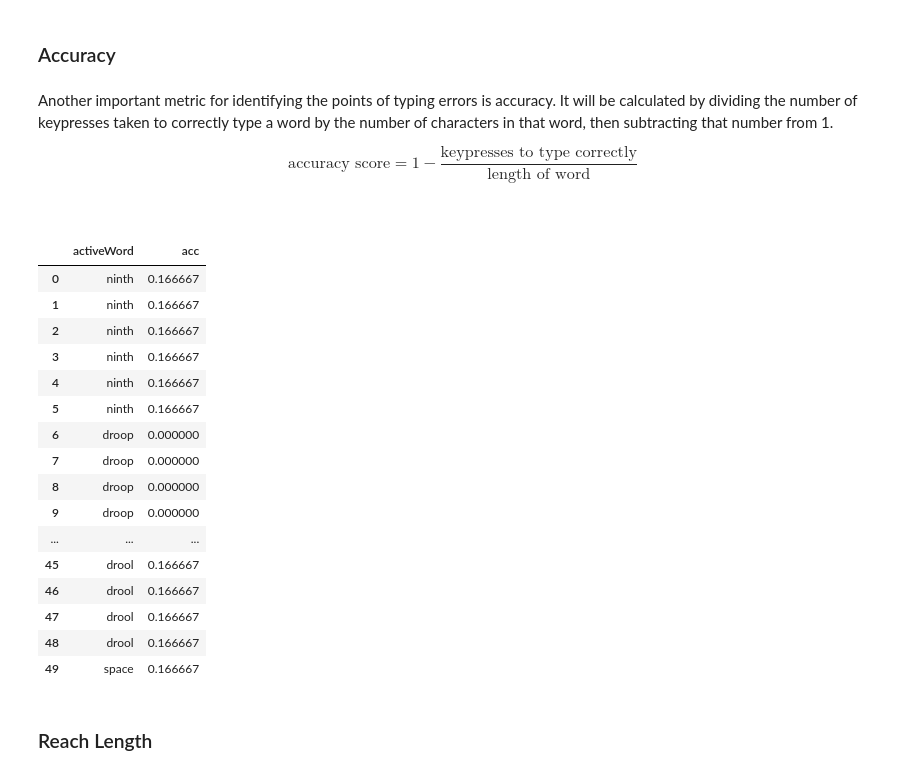
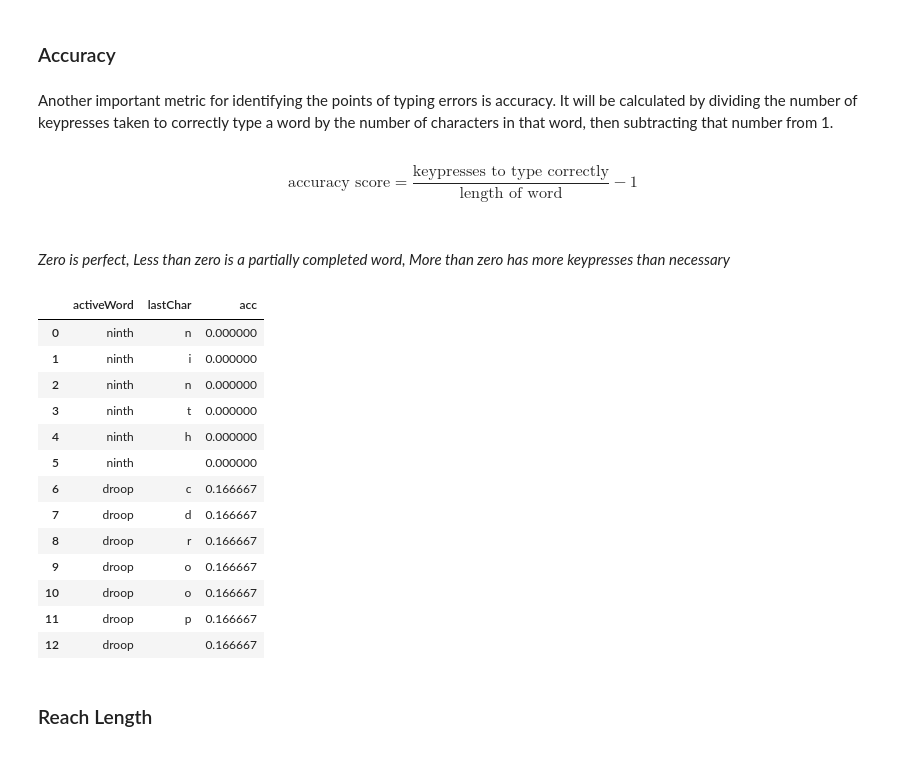
Before and after one commit to rmchorgh/MonkeyTypeMachineLearn, a Jupyter notebook: main.ipynb, the cells around one changed output. Saved outputs shown, nothing was run; the diff lists cells and outputs as text; code cells hidden in the pictures.

```diff
--- a/main.ipynb
+++ b/main.ipynb
@@ -314,47 +318,49 @@ df[['lastChar', 'cps', 'consistency']].head()
 ### Accuracy
 # %% [markdown]
 Another important metric for identifying the points of typing errors is accuracy. It will be calculated by dividing the number of keypresses taken to correctly type a word by the number of characters in that word, then subtracting that number from 1.
-
-$$\text{accuracy score} = 1 - \frac{\text{keypresses to type correctly}}{\text{length of word}}$$
+# %% [markdown]
+$$\text{accuracy score} = \frac{\text{keypresses to type correctly}}{\text{length of word}} - 1$$
+
+_Zero is perfect, Less than zero is a partially completed word, More than zero has more keypresses than necessary_
 # %%
 # Add column
-
 df['acc'] = NaN
 
-# Loop over each row
+# Loop over the beginning of every word
 i = 0
 while i < len(df) - 1:
 	aw = df.activeWord.iloc[i]
 
 	j = i + 1
 	naw = df.activeWord.iloc[j]
+
+	# Find the end of the word
 	while j < len(df) - 1 and aw == naw:
 		j += 1
 		naw = df.activeWord.iloc[j]
 
-	for k in range(i, j):
-		df.at[k, 'acc'] = 1 - (j - i - 1) / len(aw)
+	# Set the column values in the word to the accuracy score
+	for k in range(i, j + 1):
+		df.at[k, 'acc'] = ((j - i) / len(aw)) - 1
 
 	i = j
 
-df[['activeWord', 'acc']].head(50)
+# Show results
+df[['activeWord', 'lastChar', 'acc']].head(13)
 # %% [output]
-|  | activeWord | acc |
-| 0 | ninth | 0.166667 |
-| 1 | ninth | 0.166667 |
-| 2 | ninth | 0.166667 |
-| 3 | ninth | 0.166667 |
-| 4 | ninth | 0.166667 |
-| 5 | ninth | 0.166667 |
-| 6 | droop | 0.000000 |
-| 7 | droop | 0.000000 |
-| 8 | droop | 0.000000 |
-| 9 | droop | 0.000000 |
-| ... | ... | ... |
-| 45 | drool | 0.166667 |
-| 46 | drool | 0.166667 |
-| 47 | drool | 0.166667 |
-| 48 | drool | 0.166667 |
-| 49 | space | 0.166667 |
+|  | activeWord | lastChar | acc |
+| 0 | ninth | n | 0.000000 |
+| 1 | ninth | i | 0.000000 |
+| 2 | ninth | n | 0.000000 |
+| 3 | ninth | t | 0.000000 |
+| 4 | ninth | h | 0.000000 |
+| 5 | ninth |  | 0.000000 |
+| 6 | droop | c | 0.166667 |
+| 7 | droop | d | 0.166667 |
+| 8 | droop | r | 0.166667 |
+| 9 | droop | o | 0.166667 |
+| 10 | droop | o | 0.166667 |
+| 11 | droop | p | 0.166667 |
+| 12 | droop |  | 0.166667 |
 # %% [markdown]
 ### Reach Length
```
Also changed, not shown: parts of 10 cells of this notebook, 3 other files.
